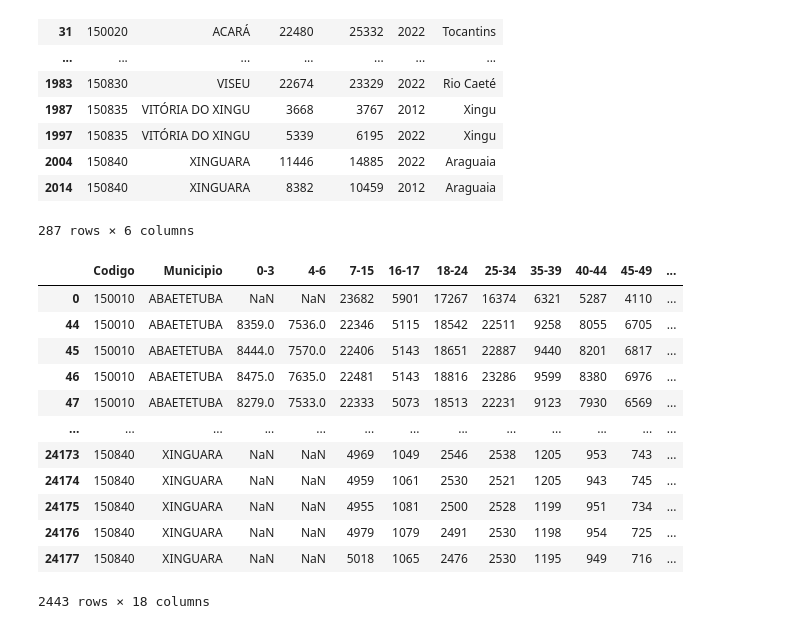
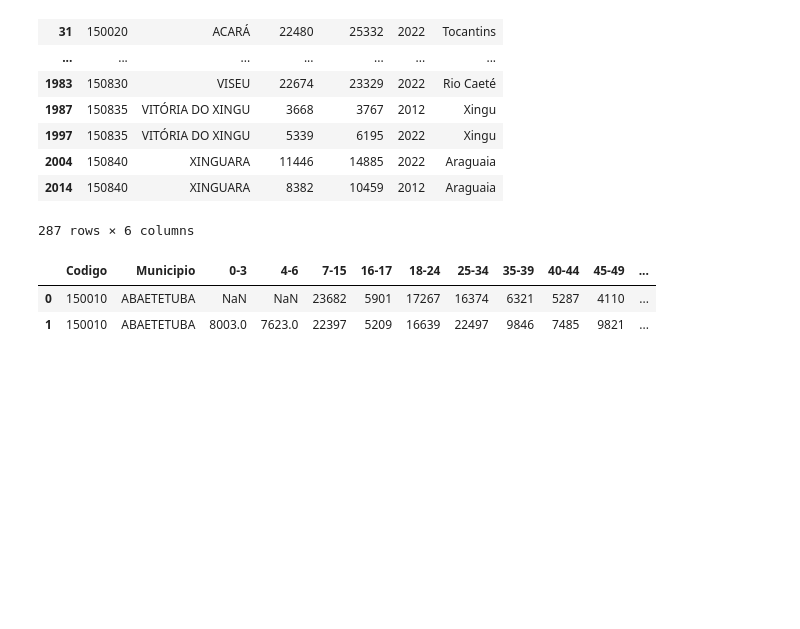
Before and after one commit to FabricioNascimentop/Artigo, a Jupyter notebook: cadunico/app.ipynb, the cells around one changed output. Drawn from its saved outputs; the diff is of its cells as text; code cells hidden in the pictures; blank space fills up the shorter version.

Commit message:
ibge22 adicionado (falta idade)

```diff
--- a/cadunico/app.ipynb
+++ b/cadunico/app.ipynb
@@ -87,19 +87,8 @@ dfSexoCenso
 # %%
 dfIdade = pd.read_csv('dados_prontos/faixa_etaria_cadunico_tratado.csv')
 
-dfIdadeCenso = dfIdade[(dfIdade['Ano'] == 2012) | (dfIdade['Ano'] == 2022)]
-dfIdadeCenso
+dfIdade.head(2)
 # %% [output]
 |  | Codigo | Municipio | 0-3 | 4-6 | 7-15 | 16-17 | 18-24 | 25-34 | 35-39 | 40-44 | 45-49 | ... |
 | 0 | 150010 | ABAETETUBA | NaN | NaN | 23682 | 5901 | 17267 | 16374 | 6321 | 5287 | 4110 | ... |
-| 44 | 150010 | ABAETETUBA | 8359.0 | 7536.0 | 22346 | 5115 | 18542 | 22511 | 9258 | 8055 | 6705 | ... |
-| 45 | 150010 | ABAETETUBA | 8444.0 | 7570.0 | 22406 | 5143 | 18651 | 22887 | 9440 | 8201 | 6817 | ... |
-| 46 | 150010 | ABAETETUBA | 8475.0 | 7635.0 | 22481 | 5143 | 18816 | 23286 | 9599 | 8380 | 6976 | ... |
-| 47 | 150010 | ABAETETUBA | 8279.0 | 7533.0 | 22333 | 5073 | 18513 | 22231 | 9123 | 7930 | 6569 | ... |
-| ... | ... | ... | ... | ... | ... | ... | ... | ... | ... | ... | ... | ... |
-| 24173 | 150840 | XINGUARA | NaN | NaN | 4969 | 1049 | 2546 | 2538 | 1205 | 953 | 743 | ... |
-| 24174 | 150840 | XINGUARA | NaN | NaN | 4959 | 1061 | 2530 | 2521 | 1205 | 943 | 745 | ... |
-| 24175 | 150840 | XINGUARA | NaN | NaN | 4955 | 1081 | 2500 | 2528 | 1199 | 951 | 734 | ... |
-| 24176 | 150840 | XINGUARA | NaN | NaN | 4979 | 1079 | 2491 | 2530 | 1198 | 954 | 725 | ... |
-| 24177 | 150840 | XINGUARA | NaN | NaN | 5018 | 1065 | 2476 | 2530 | 1195 | 949 | 716 | ... |
+| 1 | 150010 | ABAETETUBA | 8003.0 | 7623.0 | 22397 | 5209 | 16639 | 22497 | 9846 | 7485 | 9821 | ... |
-2443 rows × 18 columns
```
Also changed, not shown: 8 other files.
